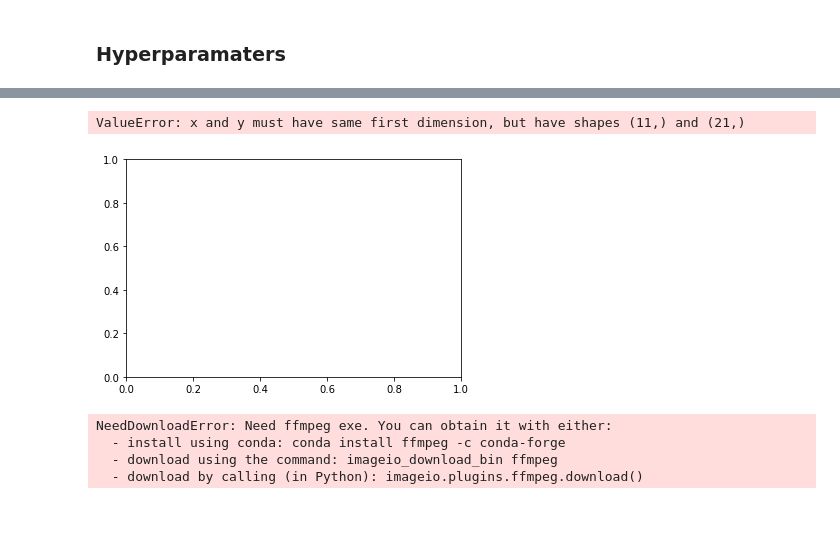
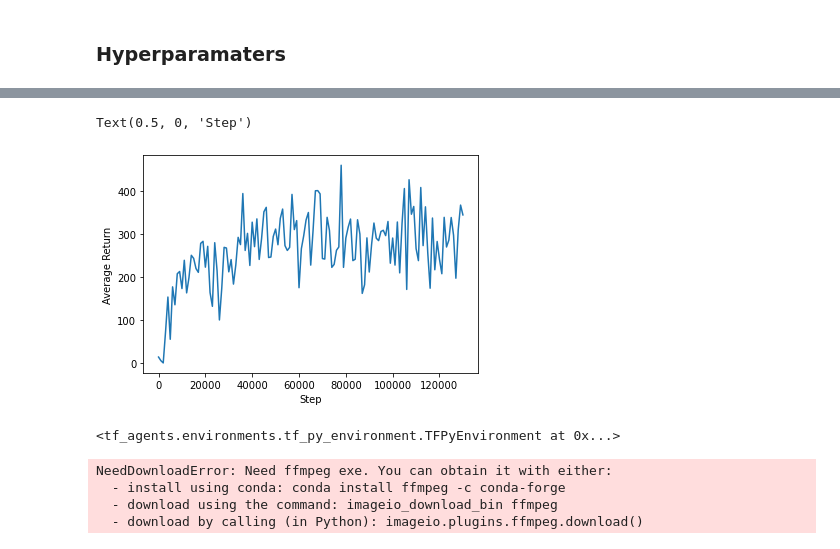
Before and after one commit to El-Eng/ML-projects, a Jupyter notebook: 2048/2048_tf.ipynb, the cells around one changed output, grey strips where cells are left out. Saved outputs shown, nothing was run; the diff lists cells and outputs as text; code cells hidden in the pictures; blank space fills up the shorter version.

```diff
--- a/2048/2048_tf.ipynb
+++ b/2048/2048_tf.ipynb
@@ -104,7 +165,7 @@ q_net = q_network.QNetwork(
 # https://github.com/tensorflow/agents/blob/master/docs/tutorials/1_dqn_tutorial.ipynb
 from tf_agents.specs import tensor_spec
 from tf_agents.networks import sequential
-fc_layer_params = (100, )
+fc_layer_params = (1024, 512, 256)
 action_tensor_spec = tensor_spec.from_spec(train_env.action_spec())
 num_actions = action_tensor_spec.maximum - action_tensor_spec.minimum + 1
 
@@ -127,4 +188,10 @@ q_values_layer = tf.keras.layers.Dense(
     kernel_initializer=tf.keras.initializers.RandomUniform(
         minval=-0.03, maxval=0.03),
     bias_initializer=tf.keras.initializers.Constant(-0.2))
-q_net = sequential.Sequential([Rescaling(scale=1./2048)] + dense_layers + [q_values_layer])
+
+from tensorflow.keras.layers import Reshape, Conv2D, Flatten
+
+reshape = [Reshape((4, 4 ,1), input_shape=(16,))]
+
+conv_layers = [ Conv2D(filters=32, kernel_size=3, input_shape=(1,4,4)), Conv2D(filters=64, kernel_size=1, input_shape=(1,4,4))]
+q_net = sequential.Sequential([Rescaling(scale=1./2048)] + reshape  + conv_layers + [Flatten()] +  dense_layers + [q_values_layer])
@@ -275,5 +338,5 @@ iterator = iter(dataset)
 # %%
-num_iterations = 30000 # @param {type:"integer"}
+num_iterations = 10000 # @param {type:"integer"}
 
 initial_collect_steps = 1000  # @param {type:"integer"}
 collect_steps_per_iteration = 1  # @param {type:"integer"}
@@ -305,9 +368,8 @@ agent.train = common.function(agent.train)
 agent.train_step_counter.assign(0)
 
 # Evaluate the agent's policy once before training.
-avg_return = compute_avg_return(eval_env, agent.policy, num_eval_episodes)
+avg_return, avg_score = compute_avg_return(eval_env, agent.policy, num_eval_episodes)
 returns = [avg_return]
-print('here')
 for _ in range(num_iterations):
   #print(_)
   # Collect a few steps using collect_policy and save to the replay buffer.
@@ -325,7 +387,7 @@ for _ in range(num_iterations):
     print('step = {0}: loss = {1}'.format(step, train_loss.loss))
 
   if step % eval_interval == 0:
-    avg_return = compute_avg_return(eval_env, agent.policy, num_eval_episodes)
-    print('step = {0}: Average Return = {1:.2f}'.format(step, avg_return))
+    avg_return, avg_score = compute_avg_return(eval_env, agent.policy, num_eval_episodes)
+    print('step = {0}: Average Return = {1:.2f} Average Score = {1:.2f}'.format(step, avg_return, avg_score))
     returns.append(avg_return)
 # %% [output]
@@ -348,0 +411,22 @@ step = 30000: Average Return = 0.35
+# %%
+num_iterations = 90000
+for _ in range(num_iterations):
+  #print(_)
+  # Collect a few steps using collect_policy and save to the replay buffer.
+  for _ in range(collect_steps_per_iteration):
+    #print(_)
+    collect_step(train_env, agent.collect_policy)
+
+  # Sample a batch of data from the buffer and update the agent's network.
+  experience, unused_info = next(iterator)
+  train_loss = agent.train(experience)
+
+  step = agent.train_step_counter.numpy()
+
+  if step % log_interval == 0:
+    print('step = {0}: loss = {1}'.format(step, train_loss.loss))
+
+  if step % eval_interval == 0:
+    avg_return = compute_avg_return(eval_env, agent.policy, num_eval_episodes)
+    print('step = {0}: Average Return = {1:.2f}'.format(step, avg_return))
+    returns.append(avg_return)
@@ -349,9 +451,12 @@ step = 30000: Average Return = 0.35
 # %%
-steps = range(0, num_iterations + 1, eval_interval)
+steps = range(0, step + 1, eval_interval)
 plt.plot(steps, returns)
 plt.ylabel('Average Return')
 plt.xlabel('Step')
-#plt.ylim(top=550)
 # %% [output]
-ValueError: x and y must have same first dimension, but have shapes (11,) and (21,)
+Text(0.5, 0, 'Step')
-[figure, old version]
+[figure, new version]
+# %%
+time_step = eval_env.reset()
+# %% [output]
+<tf_agents.environments.tf_py_environment.TFPyEnvironment at 0x...>
```
Also changed, not shown: parts of 16 cells of this notebook, 4 other files.
